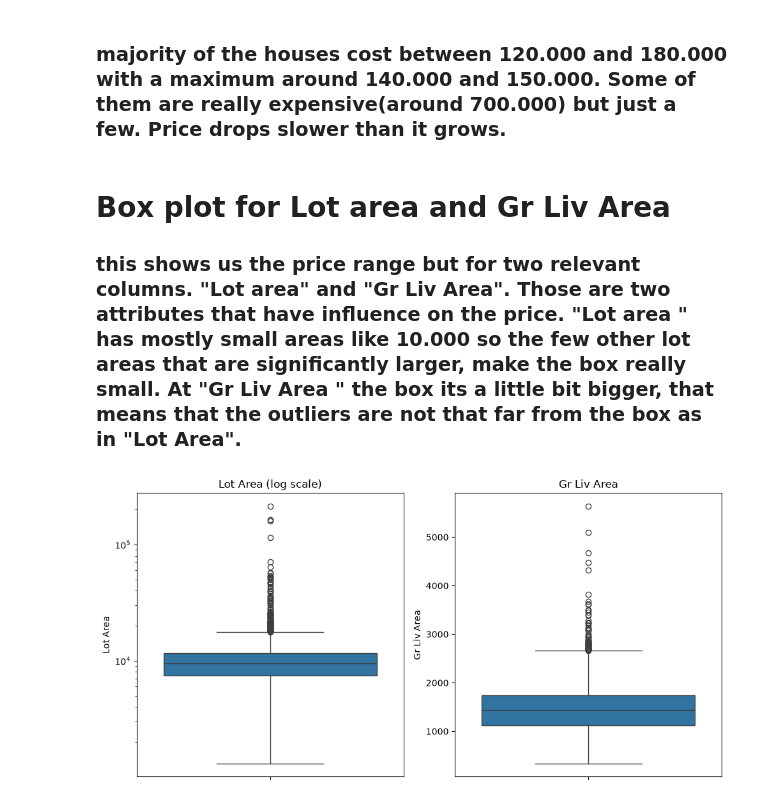
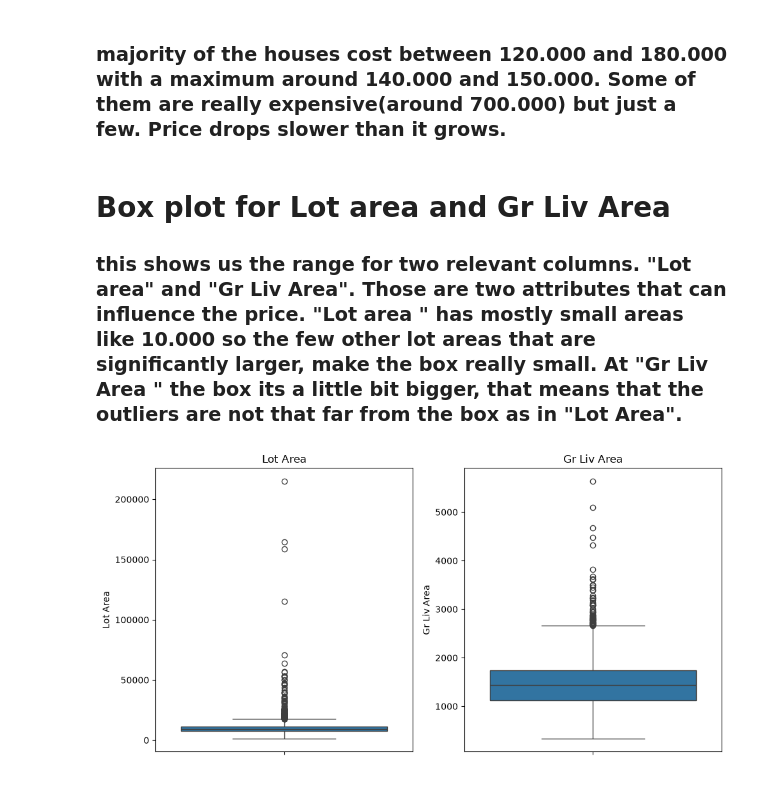
Before and after one commit to viragdiana/ML, a Jupyter notebook: lab-1-stefi.ipynb, the cells around one changed output. Cells and saved outputs as stored; diff of their text form; code cells hidden in the pictures.

```diff
--- a/lab-1-stefi.ipynb
+++ b/lab-1-stefi.ipynb
@@ -155,18 +134,13 @@ plt.show()
 ### majority of the houses cost between 120.000 and 180.000 with a maximum around 140.000 and 150.000. Some of them are really expensive(around 700.000) but just a few. Price drops slower than it grows.
 # %% [markdown]
 # Box plot for Lot area and Gr Liv Area
-### this shows us the price range but for two relevant columns. "Lot area" and "Gr Liv Area". Those are two attributes that have influence on the price. "Lot area " has mostly small areas like 10.000 so the few other lot areas that are significantly larger, make the box really small. At "Gr Liv Area " the box its a little bit bigger, that means that the outliers are not that far from the box as in "Lot Area".
+### this shows us the range for two relevant columns. "Lot area" and "Gr Liv Area". Those are two attributes that can influence the price. "Lot area " has mostly small areas like 10.000 so the few other lot areas that are significantly larger, make the box really small. At "Gr Liv Area " the box its a little bit bigger, that means that the outliers are not that far from the box as in "Lot Area".
 # %%
 fig, axes = plt.subplots(1, 2, figsize=(10, 5))
 for ax, col in zip(axes, ["Lot Area", "Gr Liv Area"]):
     sns.boxplot(y=dataset[col], ax=ax)
     ax.set_title(col)
-
-# Lot Area has extreme outliers, so a log scale makes the box visible
-axes[0].set_yscale("log")
-axes[0].set_title("Lot Area (log scale)")
-
 plt.tight_layout()
 plt.show()
 # %% [output]
-[figure, old version]
+[figure, new version]
```
Also changed, not shown: parts of 8 cells of this notebook.
